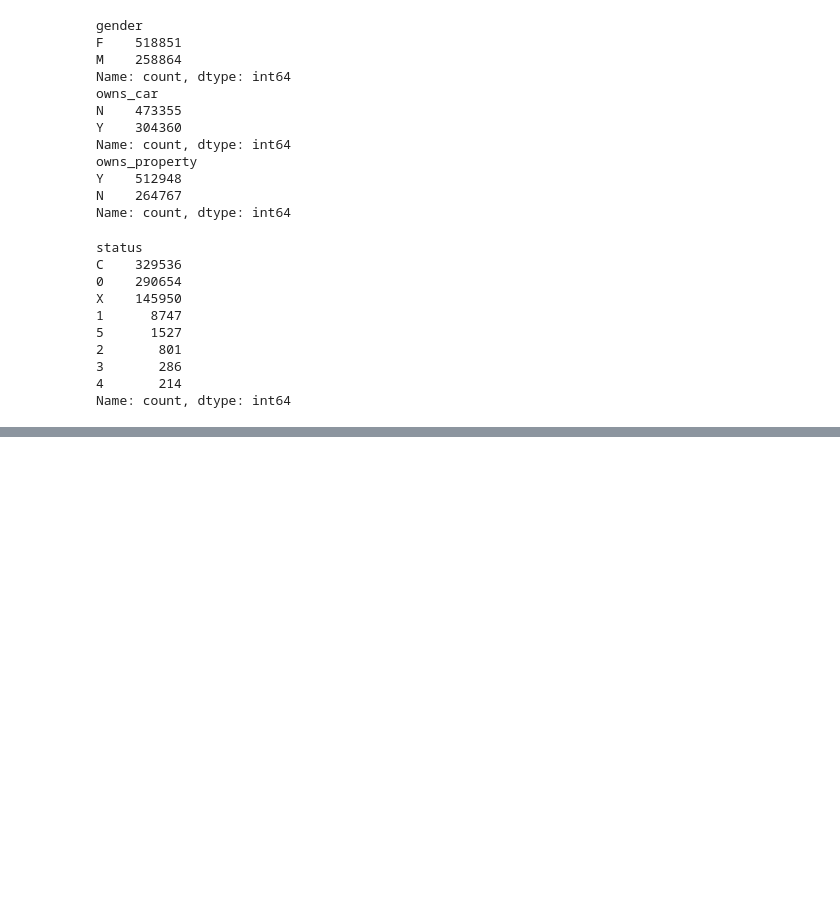
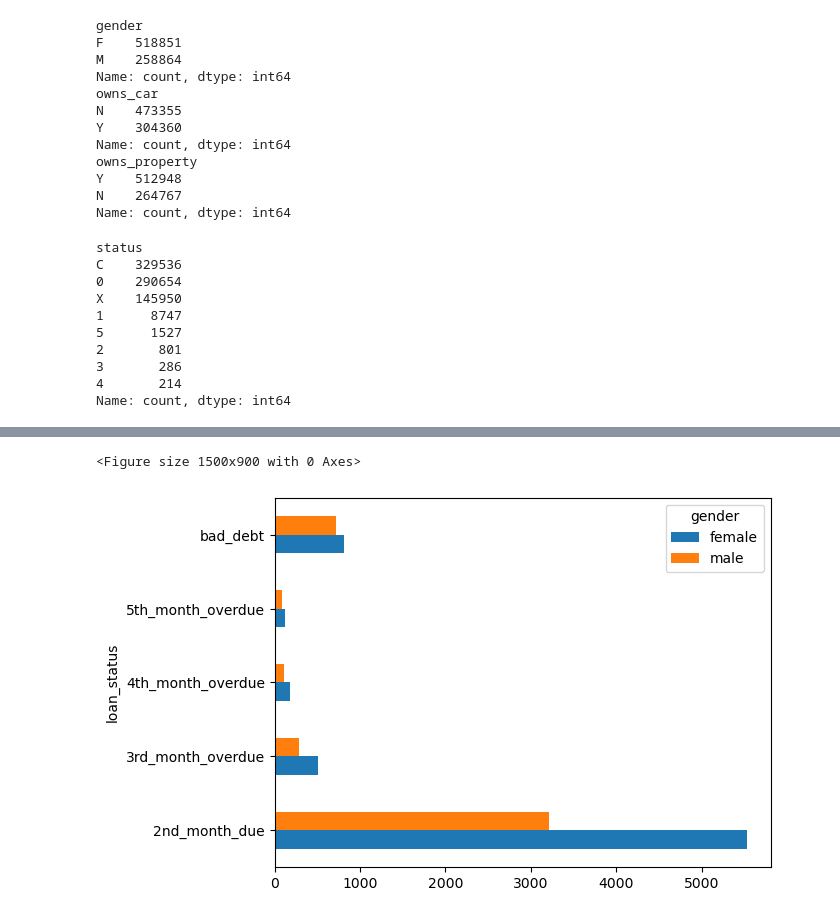
Before and after one commit to RodrigoD4v/credit-crad-risk-analysis, a Jupyter notebook: notebooks/credit_card_approval.ipynb, the cells around one changed output, grey strips where cells are left out. Drawn from its saved outputs; the diff is of its cells as text; code cells hidden in the pictures; blank space fills up the shorter version.

```diff
--- a/notebooks/credit_card_approval.ipynb
+++ b/notebooks/credit_card_approval.ipynb
@@ -413,0 +519,11 @@ Name: count, dtype: int64
+# %%
+filtered_loan = df.groupby('loan_status')['gender'].value_counts()
+
+plt.figure(figsize=(15, 9))
+
+filtered_loan[filtered_loan<10000].unstack().plot(kind='barh')
+
+plt.show()
+# %% [output]
+<Figure size 1500x900 with 0 Axes>
+[figure, added]
```
Also changed, not shown: parts of 59 cells of this notebook.
